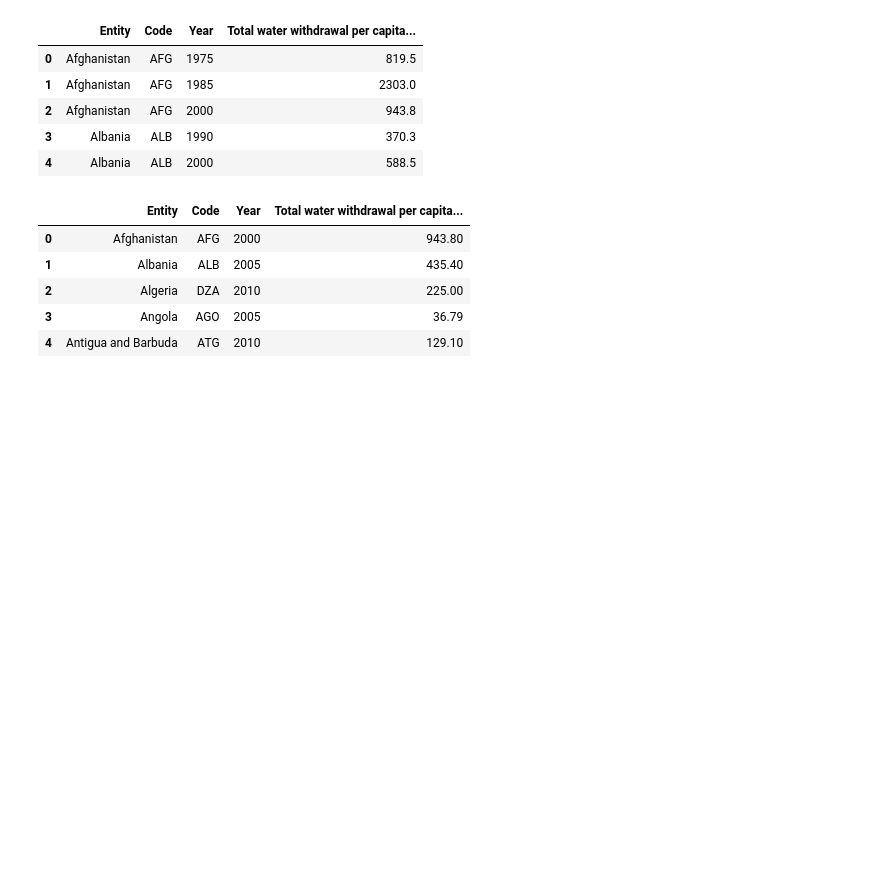
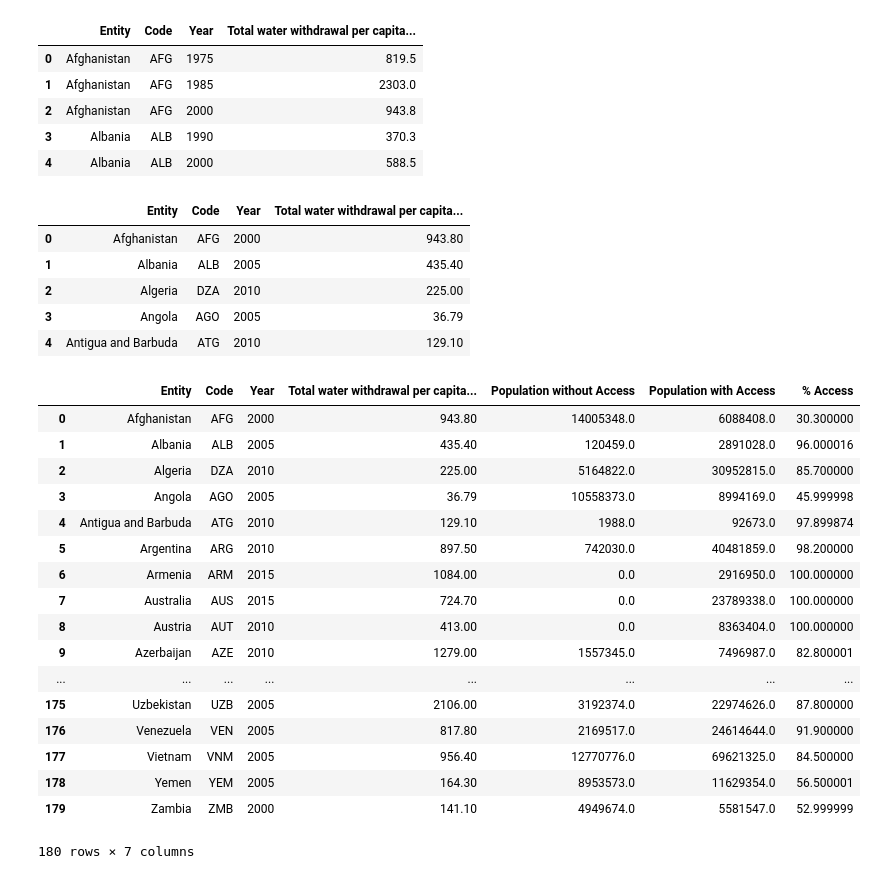
Before and after one commit to jtomines/ProjWANGRY, a Jupyter notebook: 3_ManipulationCode/Untitled.ipynb, the cells around one changed output. Saved outputs shown, nothing was run; the diff lists cells and outputs as text; code cells hidden in the pictures; blank space fills up the shorter version.

```diff
--- a/3_ManipulationCode/Untitled.ipynb
+++ b/3_ManipulationCode/Untitled.ipynb
@@ -100,5 +100,27 @@ Latest_World_Withdrawal.head()
 | 3 | Angola | AGO | 2005 | 36.79 |
 | 4 | Antigua and Barbuda | ATG | 2010 | 129.10 |
 # %%
-Latest_World_Water_data = pd.merge(Latest_World_Withdrawal, H2O_World_Access_data, how='inner', on=['Entity', 'Year'])
-Latest_World_Withdrawal.head()
+Latest_World_Water_data = pd.merge(Latest_World_Withdrawal, H2O_World_Access_data, how='left', on=['Entity', 'Year'])
+
+Latest_World_Water_data = Latest_World_Water_data.drop(columns=['Code_y']).rename(columns={'Code_x': 'Code'})
+
+Latest_World_Water_data
+# %% [output]
+|  | Entity | Code | Year | Total water withdrawal per capita... | Population without Access | Population with Access | % Access |
+| 0 | Afghanistan | AFG | 2000 | 943.80 | 14005348.0 | 6088408.0 | 30.300000 |
+| 1 | Albania | ALB | 2005 | 435.40 | 120459.0 | 2891028.0 | 96.000016 |
+| 2 | Algeria | DZA | 2010 | 225.00 | 5164822.0 | 30952815.0 | 85.700000 |
+| 3 | Angola | AGO | 2005 | 36.79 | 10558373.0 | 8994169.0 | 45.999998 |
+| 4 | Antigua and Barbuda | ATG | 2010 | 129.10 | 1988.0 | 92673.0 | 97.899874 |
+| 5 | Argentina | ARG | 2010 | 897.50 | 742030.0 | 40481859.0 | 98.200000 |
+| 6 | Armenia | ARM | 2015 | 1084.00 | 0.0 | 2916950.0 | 100.000000 |
+| 7 | Australia | AUS | 2015 | 724.70 | 0.0 | 23789338.0 | 100.000000 |
+| 8 | Austria | AUT | 2010 | 413.00 | 0.0 | 8363404.0 | 100.000000 |
+| 9 | Azerbaijan | AZE | 2010 | 1279.00 | 1557345.0 | 7496987.0 | 82.800001 |
+| ... | ... | ... | ... | ... | ... | ... | ... |
+| 175 | Uzbekistan | UZB | 2005 | 2106.00 | 3192374.0 | 22974626.0 | 87.800000 |
+| 176 | Venezuela | VEN | 2005 | 817.80 | 2169517.0 | 24614644.0 | 91.900000 |
+| 177 | Vietnam | VNM | 2005 | 956.40 | 12770776.0 | 69621325.0 | 84.500000 |
+| 178 | Yemen | YEM | 2005 | 164.30 | 8953573.0 | 11629354.0 | 56.500001 |
+| 179 | Zambia | ZMB | 2000 | 141.10 | 4949674.0 | 5581547.0 | 52.999999 |
+180 rows × 7 columns
```
Also changed, not shown: 14 other files.
